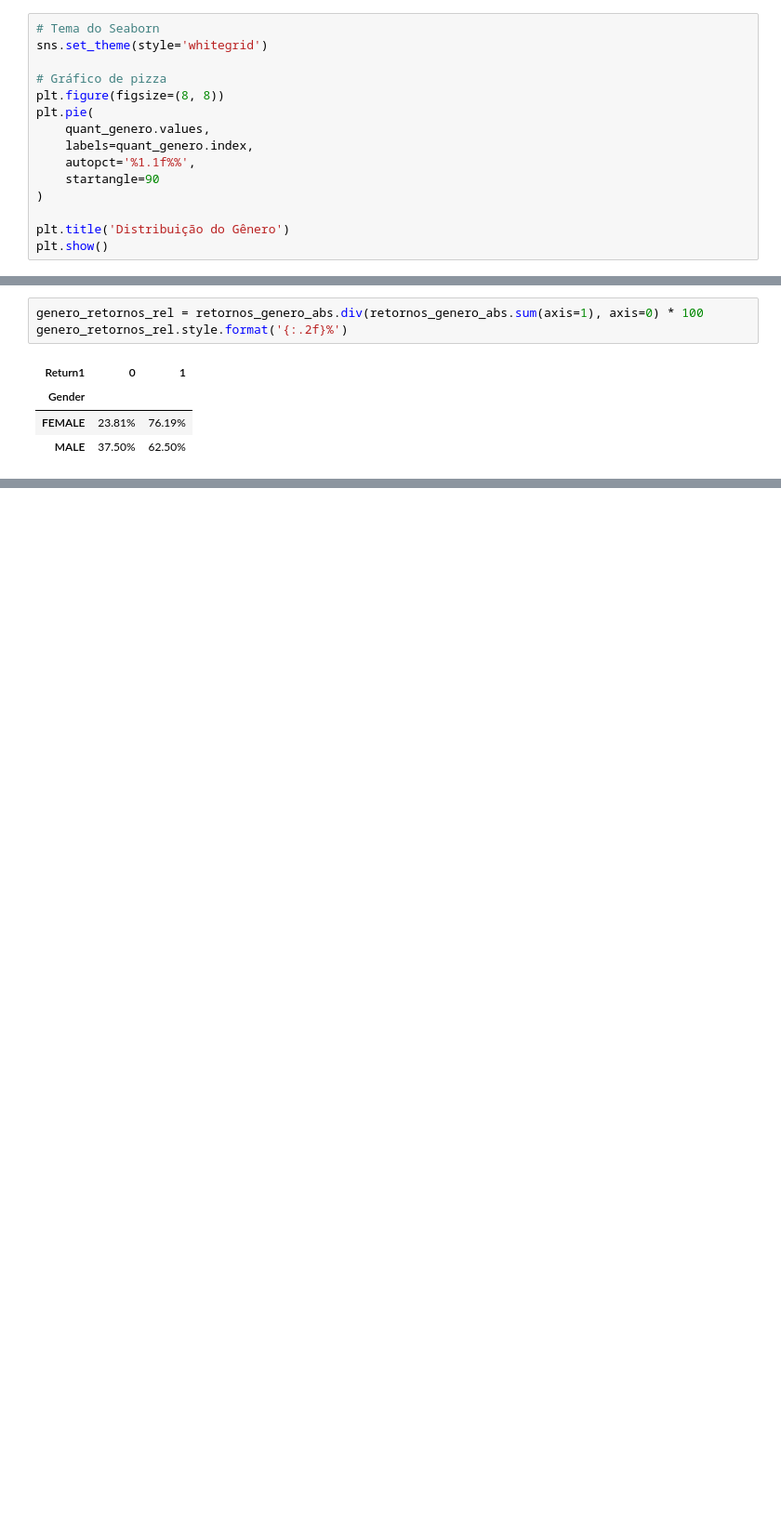
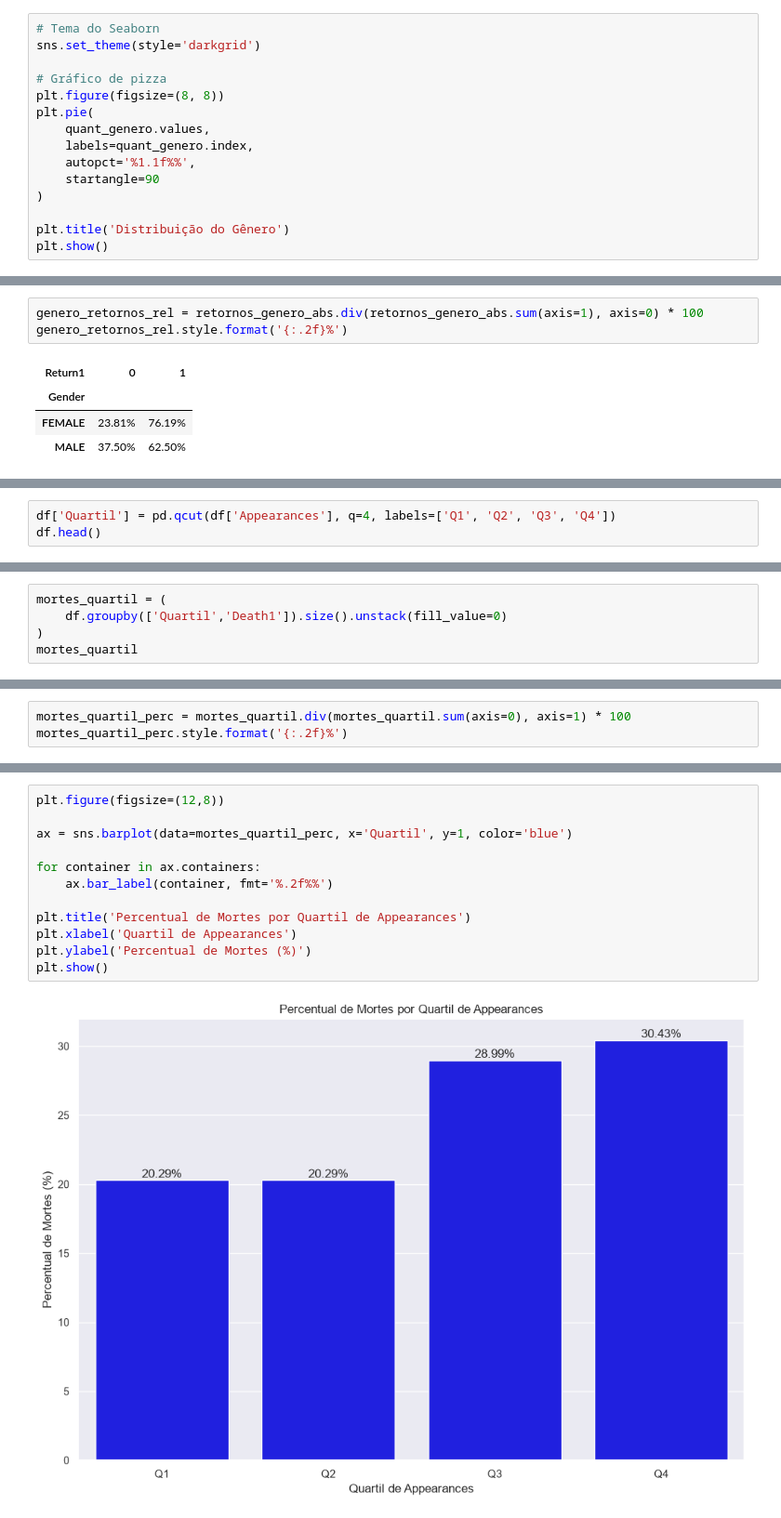
Before and after one commit to hccruz/Projeto_Avengres, a Jupyter notebook: src/main.ipynb, the cells around one changed output, grey strips where cells are left out. Shown at 93% size. Drawn from its saved outputs; the diff is of its cells as text; blank space fills up the shorter version.

```diff
--- a/src/main.ipynb
+++ b/src/main.ipynb
@@ -157,7 +159,7 @@ FEMALE     58
 Name: count, dtype: int64
 # %%
 # Tema do Seaborn
-sns.set_theme(style='whitegrid')
+sns.set_theme(style='darkgrid')
 
 # Gráfico de pizza
 plt.figure(figsize=(8, 8))
@@ -432,0 +451,3 @@ genero_retornos_rel.style.format('{:.2f}%')
+# %%
+df['Quartil'] = pd.qcut(df['Appearances'], q=4, labels=['Q1', 'Q2', 'Q3', 'Q4'])
+df.head()
@@ -432,0 +461,5 @@ genero_retornos_rel.style.format('{:.2f}%')
+# %%
+mortes_quartil = (
+    df.groupby(['Quartil','Death1']).size().unstack(fill_value=0)
+)
+mortes_quartil
@@ -432,0 +473,3 @@ genero_retornos_rel.style.format('{:.2f}%')
+# %%
+mortes_quartil_perc = mortes_quartil.div(mortes_quartil.sum(axis=0), axis=1) * 100
+mortes_quartil_perc.style.format('{:.2f}%')
@@ -432,0 +483,14 @@ genero_retornos_rel.style.format('{:.2f}%')
+# %%
+plt.figure(figsize=(12,8))
+
+ax = sns.barplot(data=mortes_quartil_perc, x='Quartil', y=1, color='blue')
+
+for container in ax.containers:
+    ax.bar_label(container, fmt='%.2f%%')
+
+plt.title('Percentual de Mortes por Quartil de Appearances')
+plt.xlabel('Quartil de Appearances')
+plt.ylabel('Percentual de Mortes (%)')
+plt.show()
+# %% [output]
+[figure, added]
```
Also changed, not shown: parts of 16 cells of this notebook, 1 other file.
